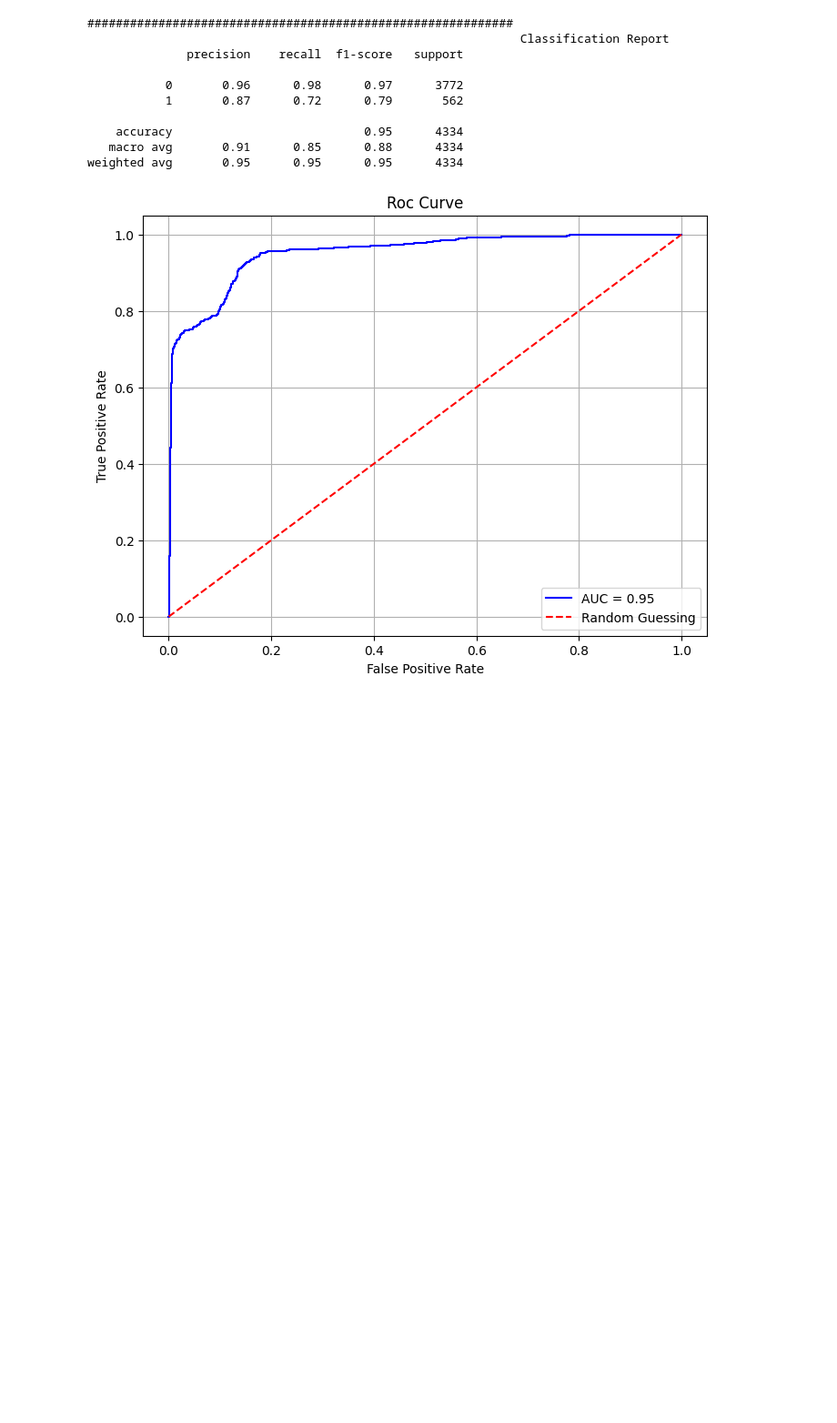
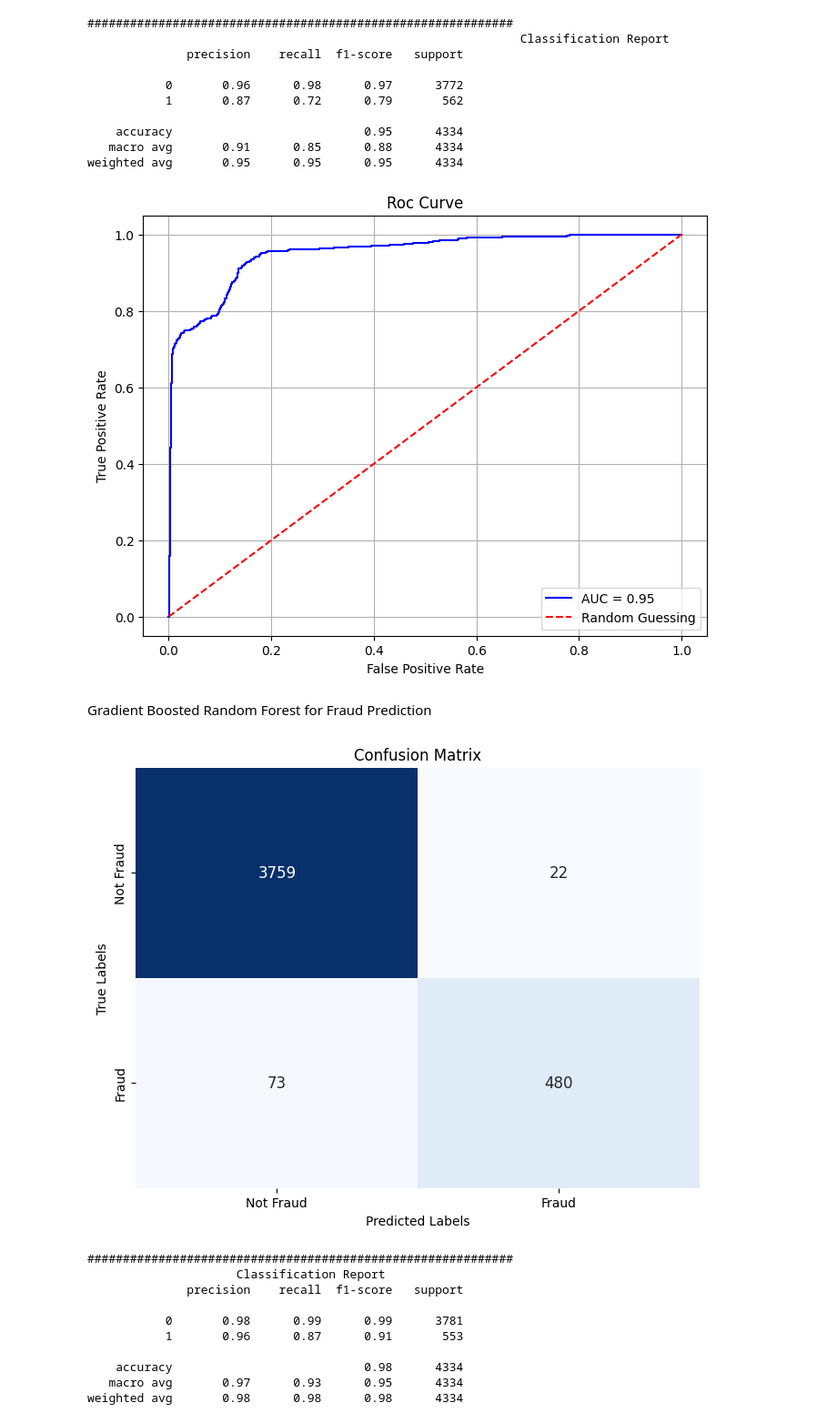
Before and after one commit to codyallen9202/fraud-detection, a Jupyter notebook: fraud-detection.ipynb, the cells around one changed output. Shown at 91% size. Cells and saved outputs as stored; diff of their text form; code cells hidden in the pictures; blank space fills up the shorter version.

```diff
--- a/fraud-detection.ipynb
+++ b/fraud-detection.ipynb
@@ -350,3 +279,67 @@ plt.grid(True)
 plt.show()
 # %% [output]
 [figure]
+# %% [markdown]
+Gradient Boosted Random Forest for Fraud Prediction
+# %%
+#creating a new dataframe for the Random Forest
+dftree = df[['is_fraud', 'merchant', 'category', 'amt', 'city_pop', 'age', 'hour', 'day_of_week', 'distance_km']].copy()
+from sklearn.preprocessing import LabelEncoder
+
+# Initialize the label encoder
+le = LabelEncoder()
+
+# Apply label encoding to each categorical column
+dftree['merchant'] = le.fit_transform(dftree['merchant'])
+dftree['category'] = le.fit_transform(dftree['category'])
+dftree['day_of_week'] = le.fit_transform(dftree['day_of_week'])
+dftree['hour'] = le.fit_transform(dftree['hour'])
+# %%
+from sklearn.ensemble import RandomForestClassifier
+from sklearn.model_selection import train_test_split
+from sklearn.metrics import classification_report, confusion_matrix, roc_auc_score
+
+# Splitting the dataset into train and test sets
+X = dftree.drop(columns=['is_fraud'])  # Features
+y = dftree['is_fraud']                # Target variable
+
+X_train, X_test, y_train, y_test = train_test_split(X, y, test_size=0.3, random_state=42, stratify=y)
+
+# Initialize Random Forest with class weight to handle imbalanced classes
+rf = RandomForestClassifier(class_weight='balanced', random_state=42)
+
+# Train the model
+rf.fit(X_train, y_train)
+
+# Make predictions
+y_pred = rf.predict(X_test)
+y_prob = rf.predict_proba(X_test)[:, 1]  # For AUC-ROC score
+
+
+# Compute the confusion matrix
+cm1 = confusion_matrix(y_test, y_pred)
+# Define labels for the classes
+labels = ["Not Fraud", "Fraud"]
+plt.figure(figsize=(8,6))
+sns.heatmap(cm1, annot=True, fmt='d', cmap='Blues', cbar=False,
+            xticklabels=labels, yticklabels=labels, annot_kws={"size": 12})
+plt.xlabel('Predicted Labels')
+plt.ylabel('True Labels')
+plt.title('Confusion Matrix')
+plt.show()
+
+print("#" * 60)
+print(" " * 20, "Classification Report")
+print(classification_report(y_test, y_pred))
+# %% [output]
+[figure, added]
+############################################################
+                     Classification Report
+              precision    recall  f1-score   support
+
+           0       0.98      0.99      0.99      3781
+           1       0.96      0.87      0.91       553
+
+    accuracy                           0.98      4334
+   macro avg       0.97      0.93      0.95      4334
+weighted avg       0.98      0.98      0.98      4334
```
Also changed, not shown: parts of 10 cells of this notebook.
